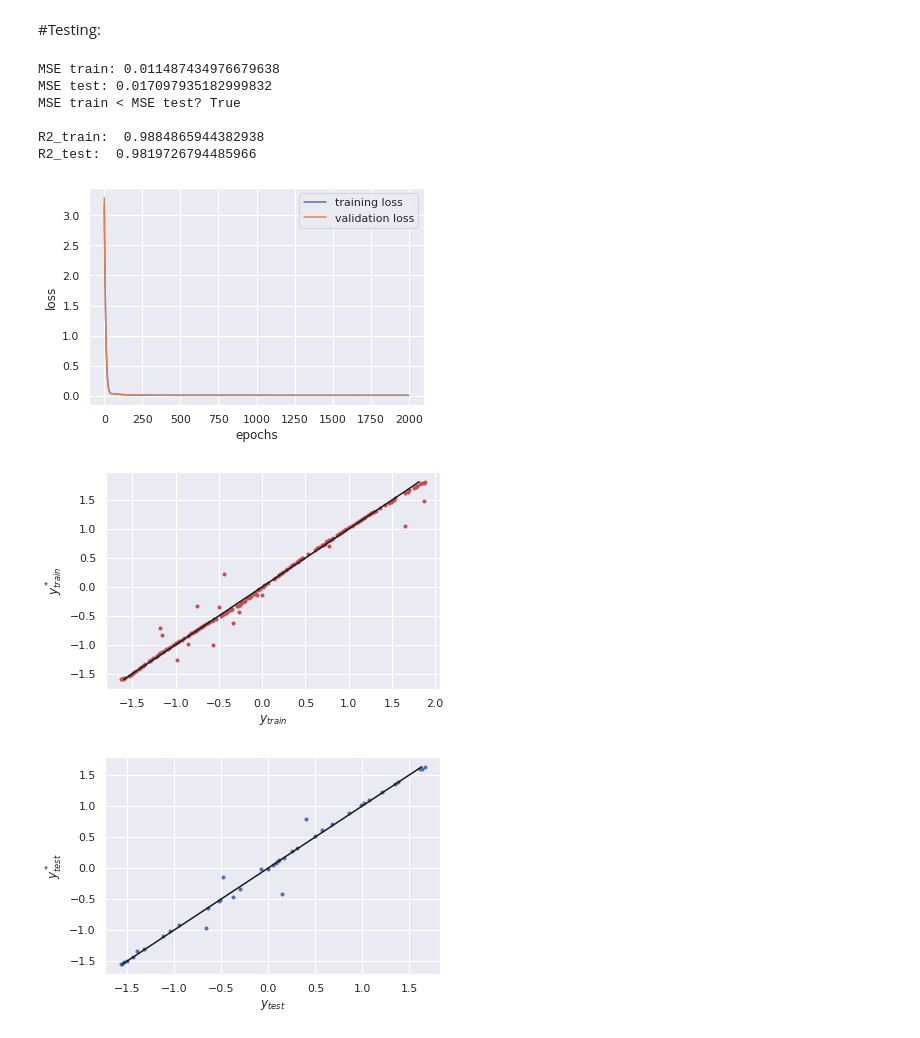
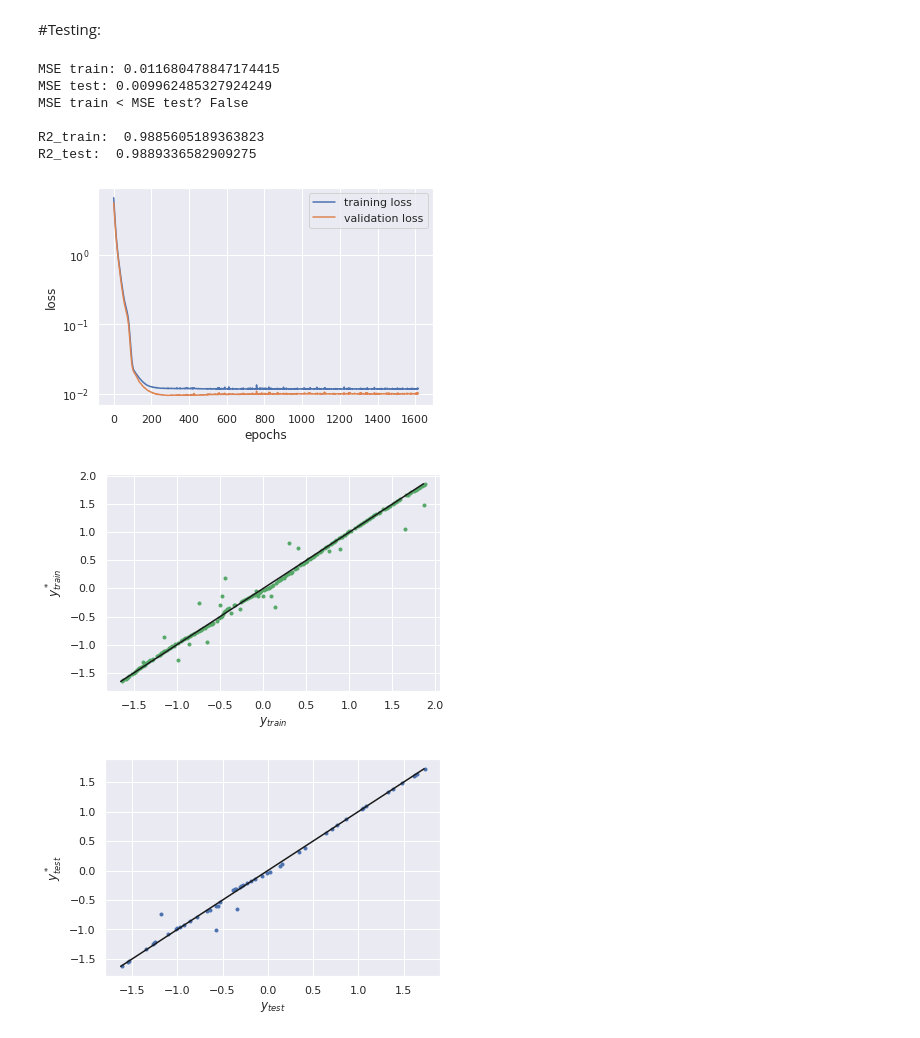
Before and after one commit to GermanOmar/ANN1, a Jupyter notebook: WAAM_1.ipynb, the cells around one changed output. Saved outputs shown, nothing was run; the diff lists cells and outputs as text; code cells hidden in the pictures.

```diff
--- a/WAAM_1.ipynb
+++ b/WAAM_1.ipynb
@@ -67,3 +77,8 @@ Y=data['Qp'][:,None]
+# %%
+mu, sigma = 2*1.4214, 2*0.3517
+noise = np.random.normal(mu, sigma)
+
+Y = Y + noise
 # %% [markdown]
 #Normalizing:
 # %%
@@ -85,7 +100,8 @@ Yn = normalize(Y, Y_mu, Y_std)
 # Split data
 # %%
 from sklearn.model_selection import train_test_split
-X_train, X_test, y_train, y_test = train_test_split(Xn, Yn, test_size=0.16, random_state=42)
-X_train, X_val, y_train, y_val = train_test_split(X_train, y_train, test_size=0.19, random_state=42)
-print('training samples:', X_train.shape[0], ' validation samples:', X_val.shape[0], ' test samples:', X_test.shape[0])
+X_train, X_test, y_train, y_test = train_test_split(Xn, Yn, test_size=0.2, random_state=2)
+#X_train, X_val, y_train, y_val = train_test_split(X_train, y_train, test_size=0.19, random_state=42)
+#print('training samples:', X_train.shape[0], ' validation samples:', X_val.shape[0], ' test samples:', X_test.shape[0])
+print('training samples:', X_train.shape[0],  ' test samples:', X_test.shape[0])
 # %% [output]
@@ -93,24 +109,24 @@ training samples: 174  validation samples: 41  test samples: 41
 # %% [markdown]
 #Setting hyperparameters:
 # %%
-width = 10
-depth = 5
-L2 = 0.01
+width = 6
+depth = 3
+L2 = 0.001
 
 net_input = Input(shape=(Xn.shape[1],),name='input')
 
 net_output = Sequential([Dense(width, 'relu', kernel_regularizer=regularizers.l2(L2))]*(depth - 1) + [Dense(1, 'linear', kernel_regularizer=regularizers.l2(L2))], name = 'base_NN')(net_input)
-#net_output = Sequential([Dense(width, 'relu')]*(depth - 1) + [Dense(1, 'linear')], name = 'base_NN')(net_input) ->E.S.
+#net_output = Sequential([Dense(width, 'relu')]*(depth - 1) + [Dense(1, 'linear')], name = 'base_NN')(net_input)
+
 
 model = Model(inputs=net_input, outputs=net_output)
 model.compile(loss='mean_squared_error', optimizer='adam', metrics=['mean_squared_error'])
 # %% [markdown]
 #Training:
 # %%
-tqdm_callback = tfa.callbacks.TQDMProgressBar(show_epoch_progress = False, leave_overall_progress = True)
-#callback = EarlyStopping(monitor='val_loss', patience=1)
+#callback = EarlyStopping(monitor='val_loss', patience=100)
 #history = model.fit(X_train, y_train, epochs=4000, batch_size = 6, validation_data= (X_val, y_val), callbacks = [tqdm_callback], verbose = 3)
-history = model.fit(X_train, y_train, epochs=2000, validation_data= (X_val, y_val), callbacks = [tqdm_callback], verbose = 3)
+history = model.fit(X_train, y_train, epochs=2000, batch_size = 20, validation_data= (X_test, y_test),  verbose = 3, callbacks= [callback])
 # %% [output]
 Epoch 1/2000
 Epoch 2/2000
@@ -132,12 +148,10 @@ Epoch 2000/2000
 # %% [markdown]
 #Testing:
 # %%
-#import seaborn as sns
-#sns.set()
-
+#Loss evaluation
 plt.plot(history.history['mean_squared_error'], label = 'training loss')
 plt.plot(history.history['val_mean_squared_error'], label = 'validation loss')
-#plt.yscale('log')
+plt.yscale('log')
 plt.legend()
 plt.ylabel('loss')
 plt.xlabel('epochs')
@@ -145,39 +159,40 @@ plt.xlabel('epochs')
 #TESTING
 y_star_train = model.predict(X_train)
 y_star_test = model.predict(X_test)
 
+#Plots
 plt.figure()
-plt.plot(y_train, y_star_train, 'r.')
+plt.plot(y_train, y_star_train, 'g.')
 plt.plot([y_star_train.min(), y_star_train.max()], [y_star_train.min(), y_star_train.max()], 'k')
 plt.ylabel('$y^*_{train}$')
 plt.xlabel('$y_{train}$')
 
 plt.figure()
 plt.plot(y_test, y_star_test, 'b.')
 plt.plot([y_star_test.min(), y_star_test.max()], [y_star_test.min(), y_star_test.max()], 'k')
 plt.ylabel('$y^*_{test}$')
 plt.xlabel('$y_{test}$')
 
 from sklearn.metrics import mean_squared_error
 MSE_test = mean_squared_error(y_test, y_star_test)
 MSE_train = mean_squared_error(y_train, y_star_train)
 
 print('MSE train:', MSE_train)
 print('MSE test:', MSE_test)
 print("MSE train < MSE test?", MSE_train < MSE_test)
 print()
 from sklearn.metrics import r2_score
 R2_train=r2_score(y_train, y_star_train)
 print('R2_train: ',R2_train)
 R2_test=r2_score(y_test, y_star_test)
 print('R2_test: ',R2_test)
 # %% [output]
-MSE train: 0.011487434976679638
-MSE test: 0.017097935182999832
-MSE train < MSE test? True
+MSE train: 0.011680478847174415
+MSE test: 0.009962485327924249
+MSE train < MSE test? False
 
-R2_train:  0.9884865944382938
-R2_test:  0.9819726794485966
+R2_train:  0.9885605189363823
+R2_test:  0.9889336582909275
-[figure, old version]
+[figure, new version]
-[figure, old version]
+[figure, new version]
-[figure, old version]
+[figure, new version]
```
Also changed, not shown: parts of 5 cells of this notebook.
